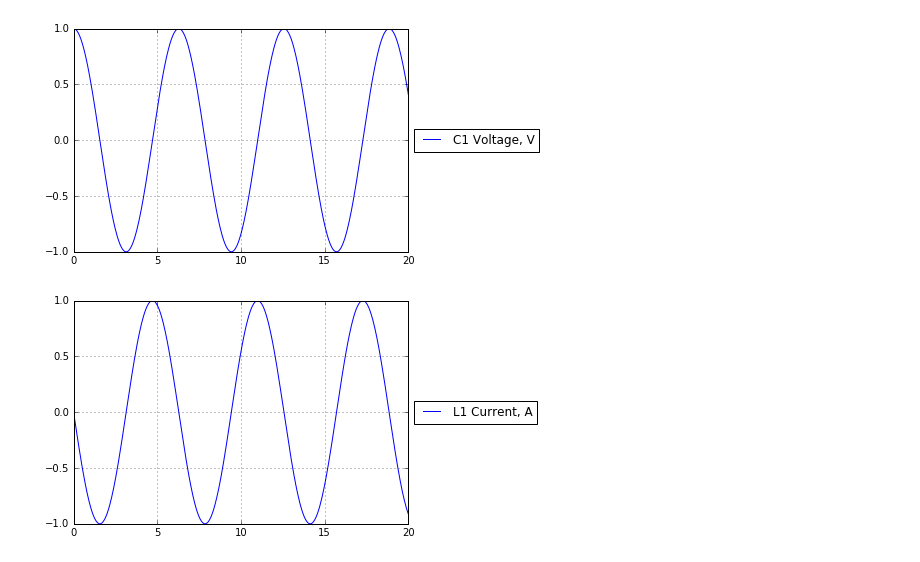
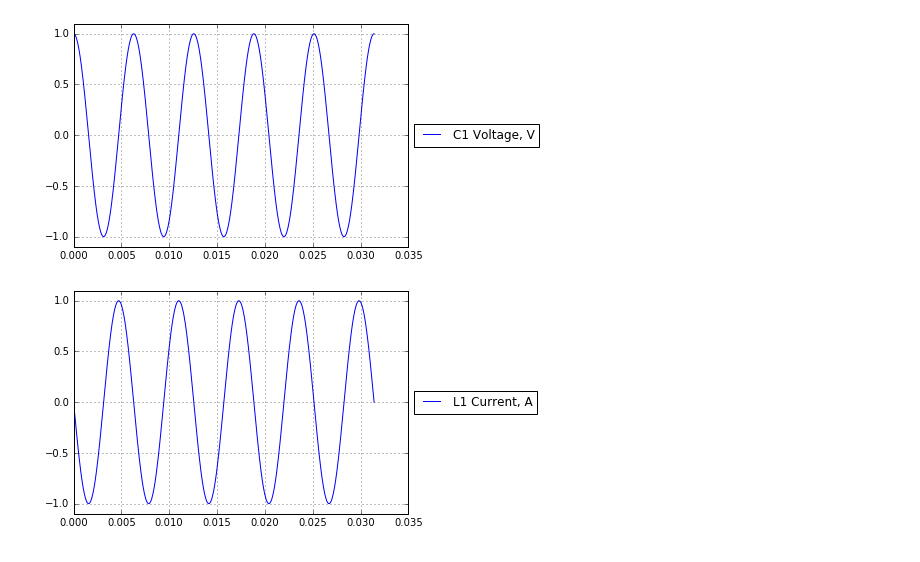
Before and after one commit to uranix/simple-circuit-sim, a Jupyter notebook: Circuit.ipynb, the cells around one changed output. Cells and saved outputs as stored; diff of their text form; code cells hidden in the pictures.

```diff
--- a/Circuit.ipynb
+++ b/Circuit.ipynb
@@ -75,14 +0,0 @@ class Capacitor(Element):
-# %%
-class Inductor(Element):
-    def __init__(self, name=None, L=1e-3, I0=0):
-        self.L = L
-        super(Inductor, self).__init__(name, 2, Current=I0)
-        self.Current = self.state(0)
-    def __repr__(self):
-        title = 'Inductor ' + self.name if self.name else 'Unnamed inductor'
-        return title + ' with L=%g H' % (self.L)
-    def law(self, t):
-        eq1 = self[1].V - self[0].V + self.L * self.Current.dQdt
-        eq2 = self[0].I + self[1].I
-        eq3 = self[0].I - self.Current.Q
-        return np.array([eq1, eq2, eq3])
@@ -422,0 +97,13 @@ Elapsed simulation time: 0.01483274600468576 seconds.
+# %%
+C1 = Capacitor("C1", C=1e-3, U0=1)
+L1 = Inductor("L1", L=1e-3)
+GND = Ground("GND")
+
+c3 = Circuit("LC contour")
+c3.connect(C1.Pin0, L1.Pin0)
+c3.connect(C1.Pin1, L1.Pin1)
+c3.connect(C1.Pin0, GND.Pin)
+
+t_LC = np.sqrt(L1.L * C1.C)
+
+c3.simulate(10*np.pi*t_LC, verbose=True, test_jac_args=None)
@@ -423,11 +128,13 @@ Elapsed simulation time: 0.01483274600468576 seconds.
 # %%
-plt.plot(c3.T, C1.Voltage.Q, label='C1 Voltage, V')
+plt.plot(c3.T, C1.Voltage.val, label='C1 Voltage, V')
 plt.legend(loc='center left', bbox_to_anchor=((1, 0.5)))
+plt.ylim(-1.1, 1.1)
 plt.grid()
 plt.figure()
-plt.plot(c3.T, L1.Current.Q, label='L1 Current, A')
+plt.plot(c3.T, L1.Current.val, label='L1 Current, A')
 plt.legend(loc='center left', bbox_to_anchor=((1, 0.5)))
+plt.ylim(-1.1, 1.1)
 plt.grid()
 # %% [output]
-[figure, old version]
+[figure, new version]
-[figure, old version]
+[figure, new version]
```
Also changed, not shown: parts of 27 cells of this notebook, 3 other files.
